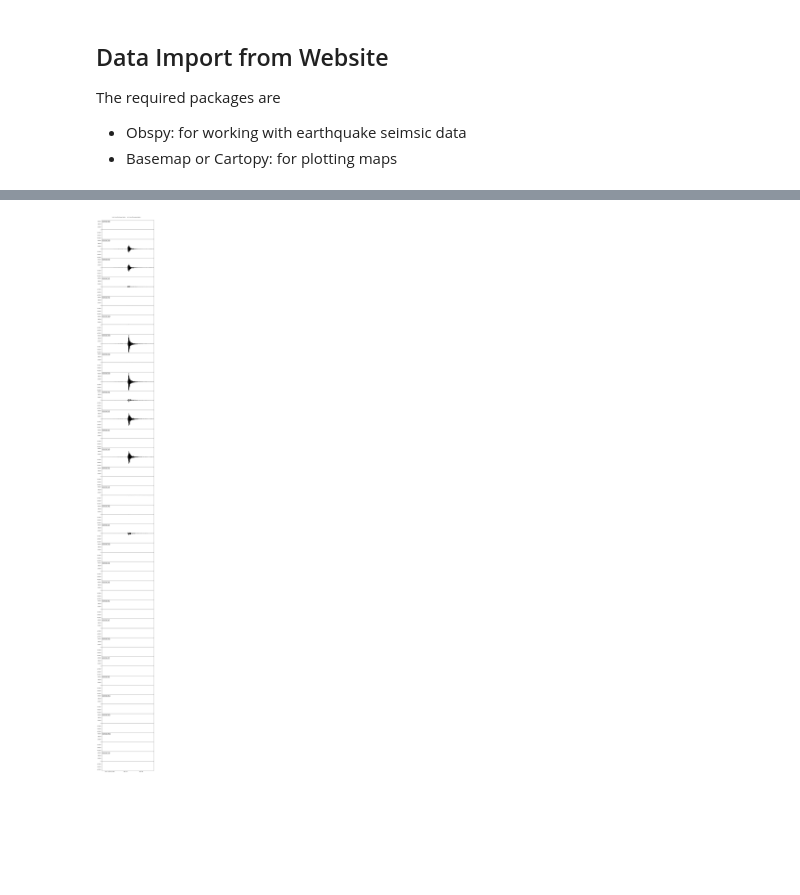
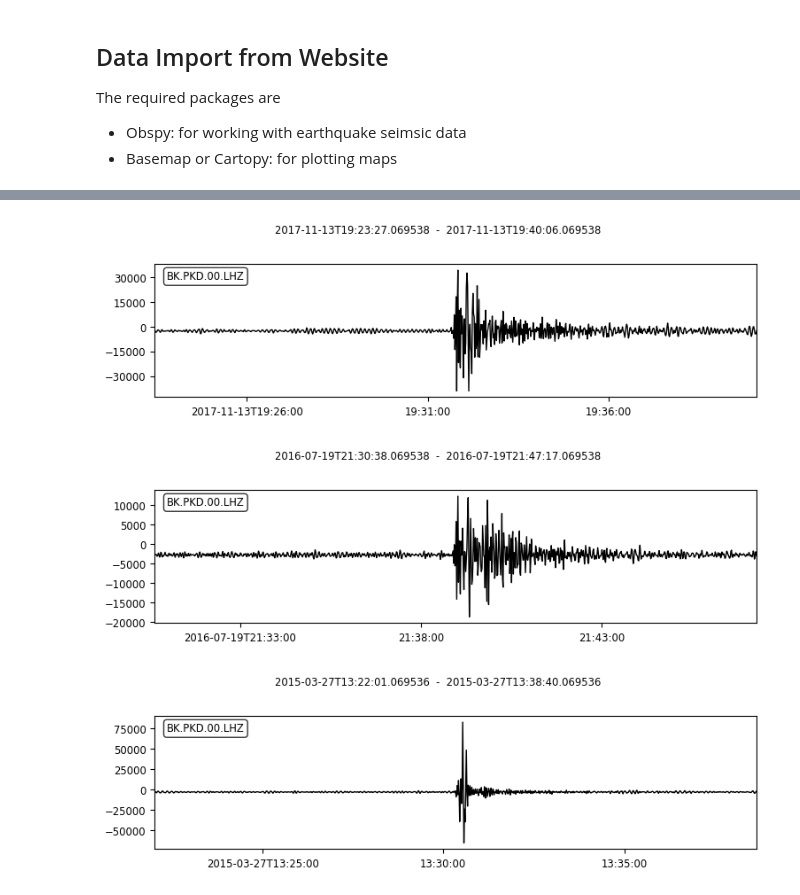
Before and after one commit to MosGeo/TerraeMotus, a Jupyter notebook: Prototype.ipynb, the cells around one changed output, grey strips where cells are left out. Saved outputs shown, nothing was run; the diff lists cells and outputs as text; code cells hidden in the pictures; blank space fills up the shorter version.

Commit message:
Fixed but related to stationName

```diff
--- a/Prototype.ipynb
+++ b/Prototype.ipynb
@@ -15,17 +15,17 @@ from obspy.taup import TauPyModel
 from obspy.geodetics import gps2dist_azimuth, kilometer2degrees
 # %%
 # define station and other parameters
-network      = "BK"
-station      = "PKD"
-client       = "NCEDC"
-starttime    = UTCDateTime("2000-01-01")
-endtime      = UTCDateTime("2018-04-06")
-maxRadius    = 1
-minMagnitude = 3.5
-channel      = "*"
+networkName      = "BK"
+stationName      = "PKD"
+clientName       = "NCEDC"
+starttime        = UTCDateTime("2000-01-01")
+endtime          = UTCDateTime("2018-04-06")
+maxRadius        = 1
+minMagnitude     = 4
+channelName      = "LHZ"
 
 client = Client(clientName)
-inventory = client.get_stations(network=network, station=station)
+inventory = client.get_stations(network=networkName, station=stationName)
 station = inventory[0][0]
 cat = client.get_events(starttime=starttime, endtime=endtime, minmagnitude=minMagnitude, latitude=station.latitude, longitude=station.longitude, maxradius=maxRadius)
 
@@ -43,19 +43,21 @@ To see all events call 'print(CatalogObject.__str__(print_all=True))'
 # %%
 model = TauPyModel(model="iasp91")
 nEvents = len(cat)
-for i in range(0, 1):
+for i in range(0, 3):
     try:
         event = cat[i]
         origin = event.origins[0]
         distance, _, _ = gps2dist_azimuth(origin.latitude, origin.longitude, station.latitude, station.longitude)
         distance = kilometer2degrees(distance / 1e3)
         arrivals = model.get_travel_times(origin.depth / 1e3, distance)
         #print(arrivals)
         traveltime = arrivals[0].time
         arrival_time = origin.time + traveltime
-        st = client.get_waveforms(network=networkName, station=stationName, location="00", channel=channel,  starttime=arrival_time-500, endtime=arrival_time+500)
+        st = client.get_waveforms(network=networkName, station=stationName, location="00", channel=channelName, starttime=arrival_time-500, endtime=arrival_time+500)
         st.plot()
     except:
-          pass
+        pass
 # %% [output]
-[figure, old version]
+[figure, new version]
+[figure, added]
+[figure, added]
```
Also changed, not shown: parts of 1 cell of this notebook.
